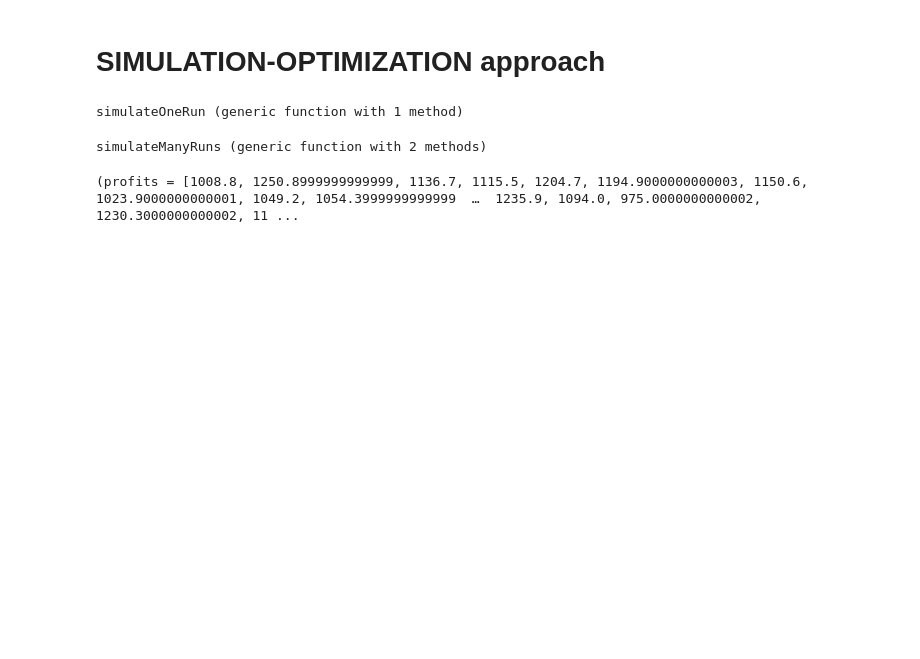
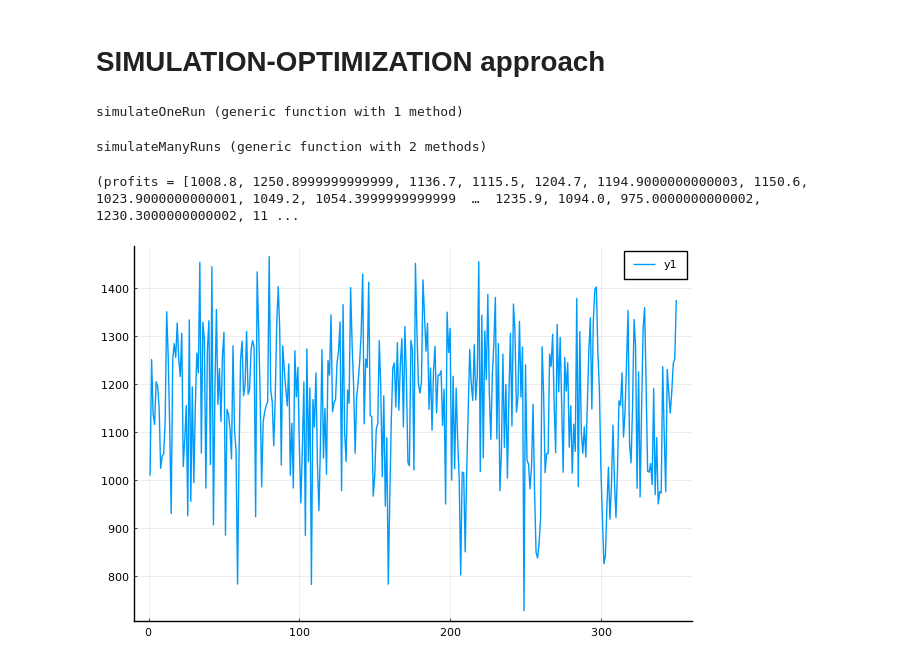
Before and after one commit to agomolka/MASem2InventoryOptimization, a Jupyter notebook: inventory_optimization.ipynb, the cells around one changed output. Drawn from its saved outputs; the diff is of its cells as text; code cells hidden in the pictures; blank space fills up the shorter version.

Commit message:
Visualisation simulation

```diff
--- a/inventory_optimization.ipynb
+++ b/inventory_optimization.ipynb
@@ -358,2 +366,6 @@ results = simulateManyRuns(n, m, s_range, S_range; kwargs...)
 # %% [output]
 (profits = [1008.8, 1250.8999999999999, 1136.7, 1115.5, 1204.7, 1194.9000000000003, 1150.6, 1023.9000000000001, 1049.2, 1054.3999999999999  …  1235.9, 1094.0, 975.0000000000002, 1230.3000000000002, 11 ...
+# %%
+plot(avg_payoffs.profits)
+# %% [output]
+[figure, added]
```
Also changed, not shown: parts of 5 cells of this notebook.
